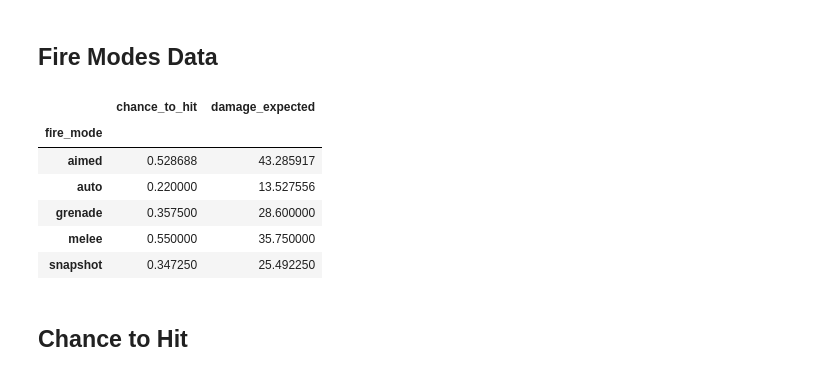
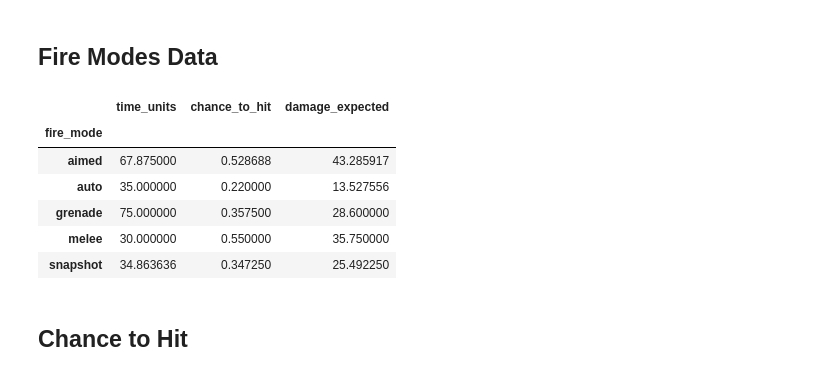
Before and after one commit to Bernardo-MG/xcom-analysis-jupyter-notebook, a Jupyter notebook: enemy_unknown/weapon_firemodes.ipynb, the cells around one changed output. Drawn from its saved outputs; the diff is of its cells as text; code cells hidden in the pictures.

```diff
--- a/enemy_unknown/weapon_firemodes.ipynb
+++ b/enemy_unknown/weapon_firemodes.ipynb
@@ -56,17 +56,17 @@ weapon_attacks.head()
 # %% [markdown]
 ## Fire Modes Data
 # %%
-weapon_firemodes = weapon_attacks[ ["fire_mode", "chance_to_hit", "damage_expected"] ]
+weapon_firemodes = weapon_attacks[ ["fire_mode", "time_units", "chance_to_hit", "damage_expected"] ]
 weapon_firemodes = weapon_firemodes.groupby("fire_mode").mean()
 weapon_firemodes
 # %% [output]
-|  | chance_to_hit | damage_expected |
-| fire_mode |  |  |
-| aimed | 0.528688 | 43.285917 |
-| auto | 0.220000 | 13.527556 |
-| grenade | 0.357500 | 28.600000 |
-| melee | 0.550000 | 35.750000 |
-| snapshot | 0.347250 | 25.492250 |
+|  | time_units | chance_to_hit | damage_expected |
+| fire_mode |  |  |  |
+| aimed | 67.875000 | 0.528688 | 43.285917 |
+| auto | 35.000000 | 0.220000 | 13.527556 |
+| grenade | 75.000000 | 0.357500 | 28.600000 |
+| melee | 30.000000 | 0.550000 | 35.750000 |
+| snapshot | 34.863636 | 0.347250 | 25.492250 |
 # %% [markdown]
 ## Chance to Hit
 # %%
```
Also changed, not shown: parts of 4 cells of this notebook.
